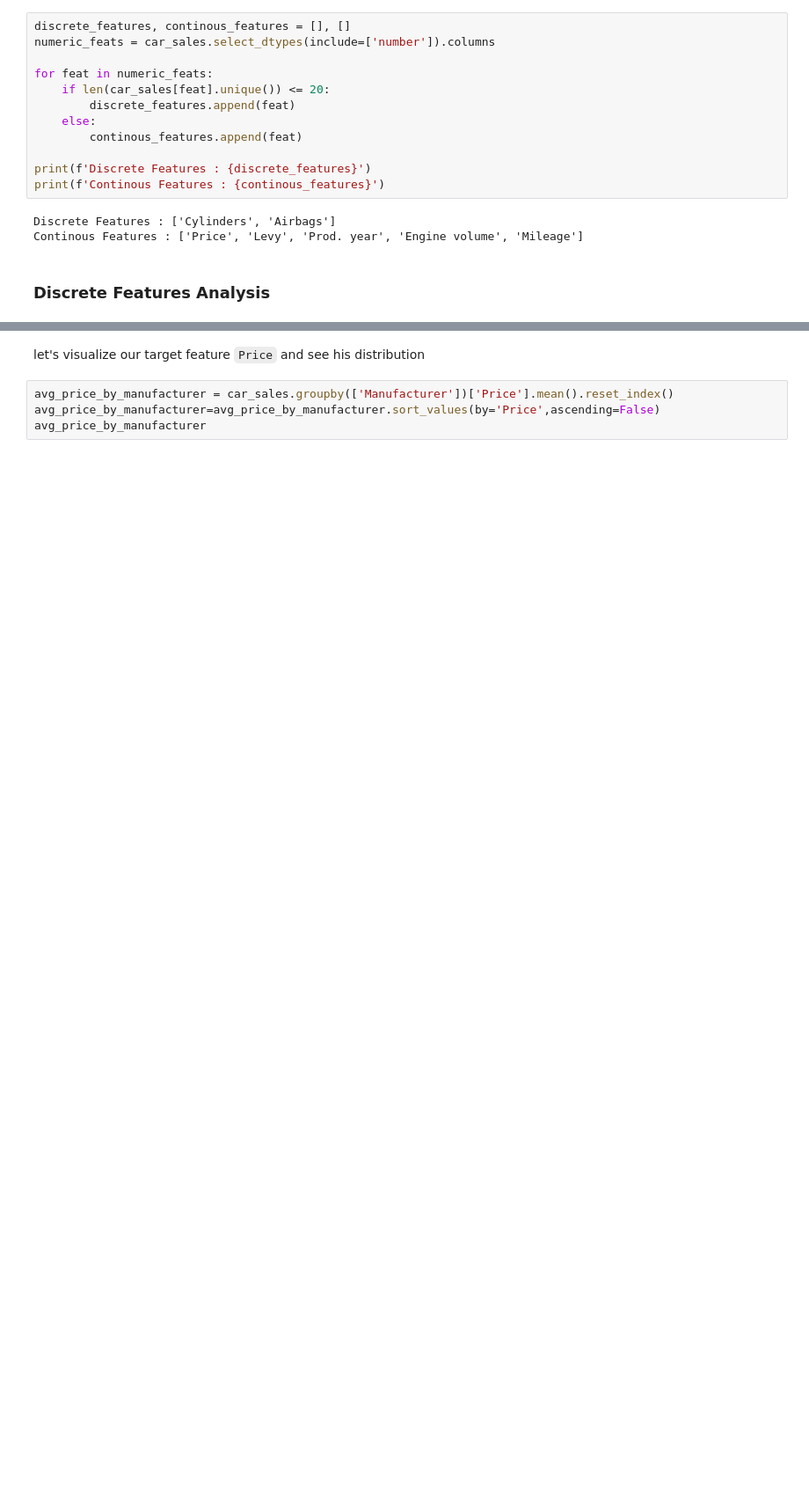
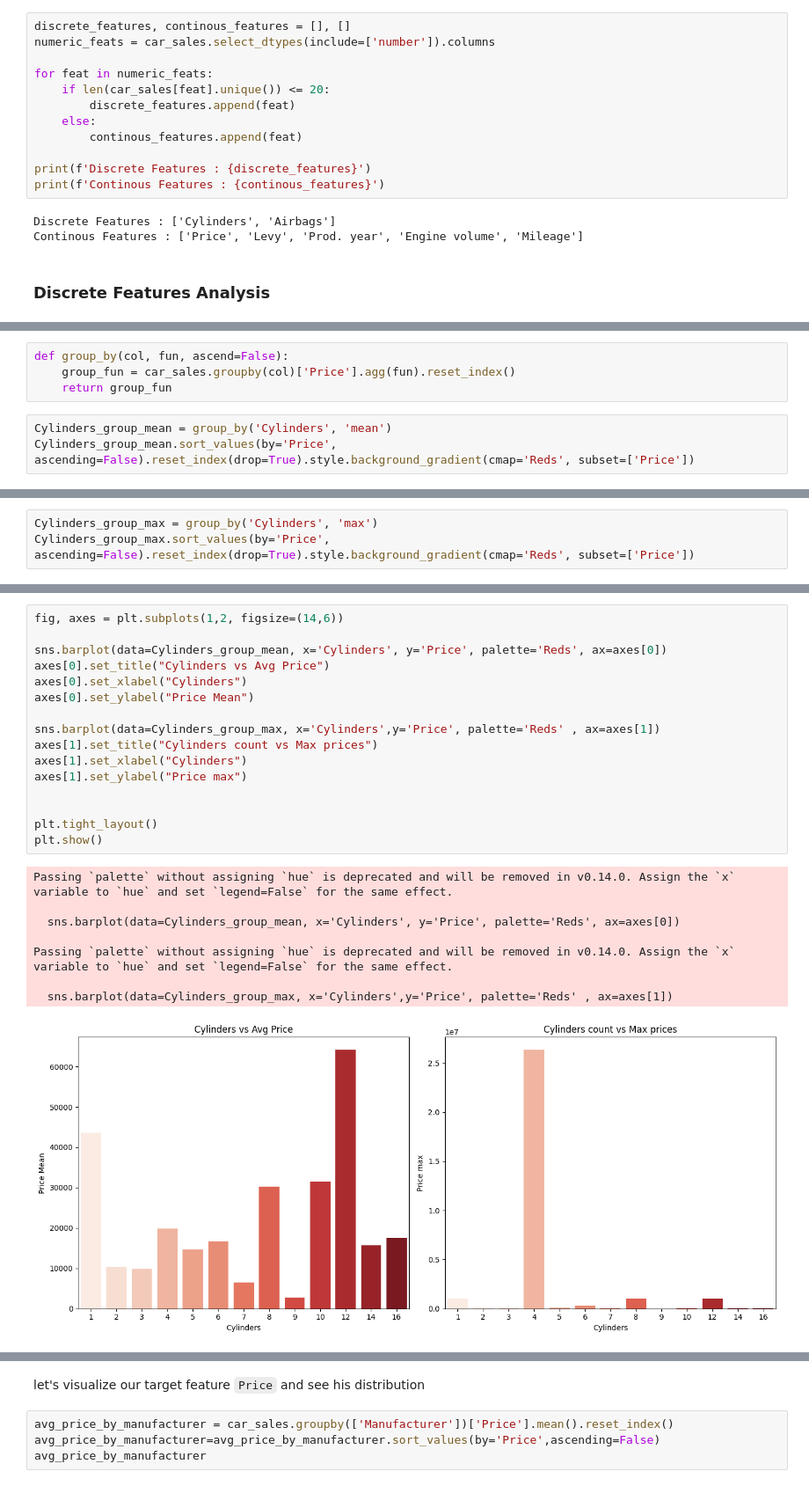
Before and after one commit to ahmeddiab1234/End-to-End-Car-Price-prediction, a Jupyter notebook: EDA.ipynb, the cells around one changed output, grey strips where cells are left out. Shown at 88% size. Cells and saved outputs as stored; diff of their text form; blank space fills up the shorter version.

```diff
--- a/EDA.ipynb
+++ b/EDA.ipynb
@@ -475,0 +486,7 @@ Name: count, dtype: int64
+# %%
+def group_by(col, fun, ascend=False):
+    group_fun = car_sales.groupby(col)['Price'].agg(fun).reset_index()
+    return group_fun
+# %%
+Cylinders_group_mean = group_by('Cylinders', 'mean')
+Cylinders_group_mean.sort_values(by='Price', ascending=False).reset_index(drop=True).style.background_gradient(cmap='Reds', subset=['Price'])
@@ -475,0 +508,3 @@ Name: count, dtype: int64
+# %%
+Cylinders_group_max = group_by('Cylinders', 'max')
+Cylinders_group_max.sort_values(by='Price', ascending=False).reset_index(drop=True).style.background_gradient(cmap='Reds', subset=['Price'])
@@ -475,0 +526,25 @@ Name: count, dtype: int64
+# %%
+fig, axes = plt.subplots(1,2, figsize=(14,6))
+
+sns.barplot(data=Cylinders_group_mean, x='Cylinders', y='Price', palette='Reds', ax=axes[0])
+axes[0].set_title("Cylinders vs Avg Price")
+axes[0].set_xlabel("Cylinders")
+axes[0].set_ylabel("Price Mean")
+
+sns.barplot(data=Cylinders_group_max, x='Cylinders',y='Price', palette='Reds' , ax=axes[1])
+axes[1].set_title("Cylinders count vs Max prices")
+axes[1].set_xlabel("Cylinders")
+axes[1].set_ylabel("Price max")
+
+
+plt.tight_layout()
+plt.show()
+# %% [output]
+Passing `palette` without assigning `hue` is deprecated and will be removed in v0.14.0. Assign the `x` variable to `hue` and set `legend=False` for the same effect.
+
+  sns.barplot(data=Cylinders_group_mean, x='Cylinders', y='Price', palette='Reds', ax=axes[0])
+
+Passing `palette` without assigning `hue` is deprecated and will be removed in v0.14.0. Assign the `x` variable to `hue` and set `legend=False` for the same effect.
+
+  sns.barplot(data=Cylinders_group_max, x='Cylinders',y='Price', palette='Reds' , ax=axes[1])
+[figure, added]
```
Also changed, not shown: parts of 21 cells of this notebook.
